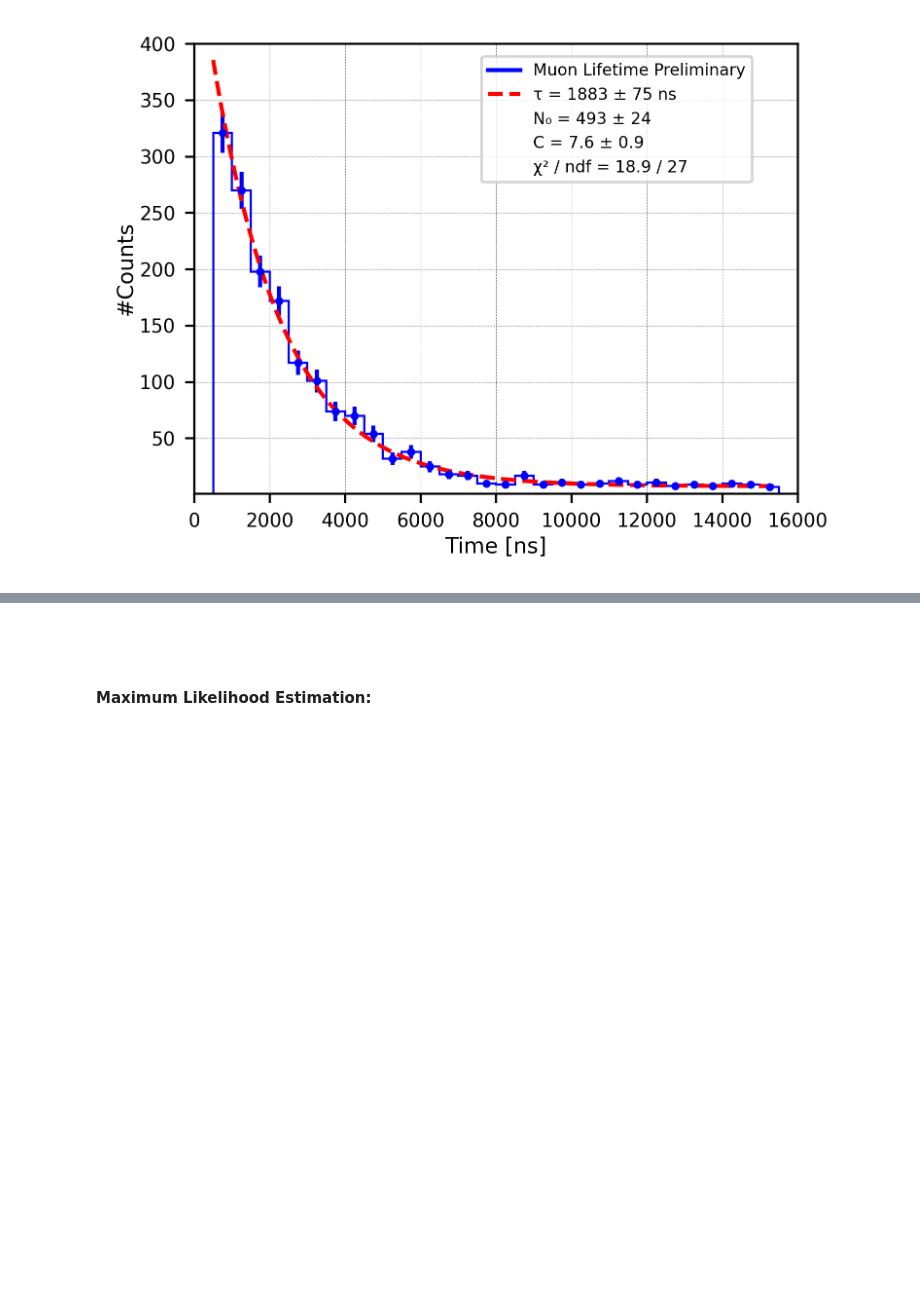
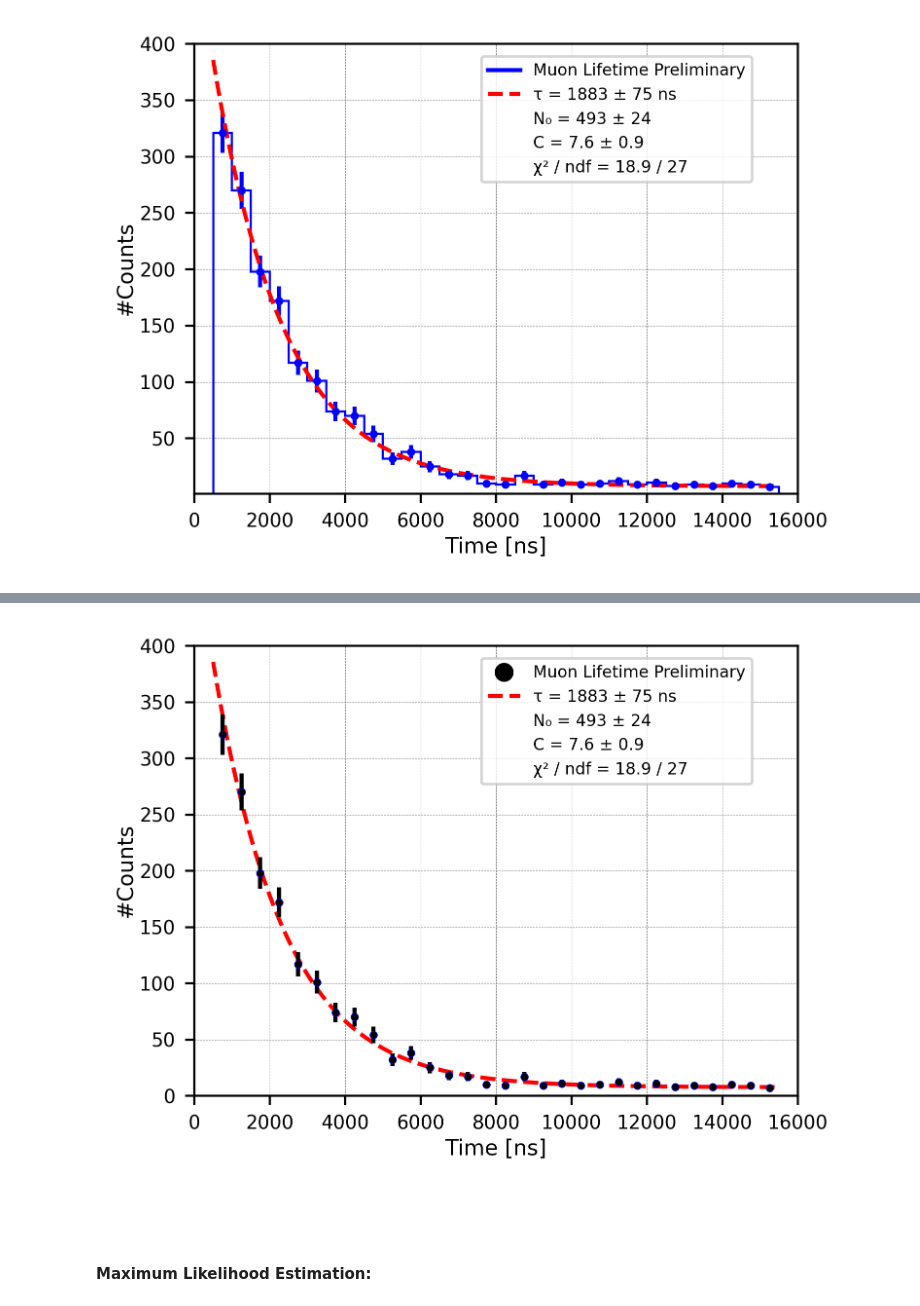
Before and after one commit to szhang17phys/analyze_pdhd_DATA_v2, a Jupyter notebook: jupyter/michel_stat/beamRun28867_FullRun/michelStat.ipynb, the cells around one changed output, grey strips where cells are left out. Saved outputs shown, nothing was run; the diff lists cells and outputs as text; code cells hidden in the pictures; blank space fills up the shorter version.

```diff
--- a/jupyter/michel_stat/beamRun28867_FullRun/michelStat.ipynb
+++ b/jupyter/michel_stat/beamRun28867_FullRun/michelStat.ipynb
@@ -1143,3 +1143,93 @@ Bin 27 (center=14250.00): n = 10.00; expected = 7.83; residual = 2.17; residual
 Bin 28 (center=14750.00): n = 9.00; expected = 7.77; residual = 1.23; residual / yerr = 0.41
 Bin 29 (center=15250.00): n = 7.00; expected = 7.72; residual = -0.72; residual / yerr = -0.27
 [figure]
+# %%
+# Plot------
+plt.figure(figsize=(4, 3), dpi=400)
+
+# Define histogram parameters
+bin_width = 500
+range_min = 500
+range_max = 15500
+bins = np.arange(range_min, range_max + bin_width, bin_width)
+
+
+n, bin_edges = np.histogram(mu_lifetime_ns_purified_500, bins=bins, range=(range_min, range_max))
+
+
+# Calculate bin centers
+bin_centers = (bin_edges[:-1] + bin_edges[1:]) / 2
+
+# Calculate statistical uncertainties (sqrt(n))
+yerr = np.sqrt(n)
+yerr_weight = np.where(n == 0, 1, yerr)
+
+# Plot error bars on the histogram
+plt.errorbar(bin_centers, n, yerr=yerr, fmt='o', color='blue', markersize=2)
+
+# Define the exponential fitting function: N(t) = N0 * exp(-t/tau0) + C
+def exp_func(t, N0, tau0, C):
+    return N0 * np.exp(-t / tau0) + C
+
+
+#Least Squares Method------
+popt, pcov = curve_fit(exp_func, bin_centers, n, p0=[max(n), 1000, 1], sigma=yerr_weight, absolute_sigma=True)
+perr = np.sqrt(np.diag(pcov))  # parameter uncertainties
+
+
+
+# Print entries and uncertainties for each bin
+print("\nBin information:")
+for i in range(len(n)):
+    print(f"Bin {i+1}: Range = [{bin_edges[i]:.0f}, {bin_edges[i+1]:.0f}) | "
+          f"Center = {bin_centers[i]:.0f} ns | "
+          f"Entries = {n[i]:.0f} ± {yerr[i]:.1f}")
+
+
+
+# Print results to terminal
+print("\nFitted parameters:")
+print("N0 = {:.2f} +/- {:.2f}".format(popt[0], perr[0]))
+print("tau0 = {:.2f} +/- {:.2f} ns".format(popt[1], perr[1]))
+print("C = {:.2f} +/- {:.2f}".format(popt[2], perr[2]))
+
+# Calculate chi-squared
+residuals = n - exp_func(bin_centers, *popt)
+chi2 = np.sum((residuals / yerr_weight) ** 2)
+ndf = len(n) - len(popt)
+chi2_ndf = chi2 / ndf
+
+# Plot and legend----------
+n0_text = f'N₀ = {popt[0]:.0f} ± {perr[0]:.0f}'
+tau_text = f'τ = {popt[1]:.0f} ± {perr[1]:.0f} ns'
+c_text = f'C = {popt[2]:.1f} ± {perr[2]:.1f}'
+chi2_text = f'χ² / ndf = {chi2:.1f} / {ndf}'
+
+t_fit = np.linspace(range_min, range_max, 1000)
+fit_line, = plt.plot(t_fit, exp_func(t_fit, *popt), color='red', linestyle='--', label=tau_text)
+
+# Dummy handles for text-only legend entries
+dummy_n0 = plt.Line2D([], [], color='none', label=n0_text)
+dummy_c = plt.Line2D([], [], color='none', label=c_text)
+dummy_chi2 = plt.Line2D([], [], color='none', label=chi2_text)
+
+#To remove line of histogram, 20250522---
+# Histogram handle
+#hist_handle = plt.Line2D([], [], color='blue', linestyle='-', label='Muon Lifetime Preliminary')
+
+hist_handle = plt.Line2D([], [], color='black', marker='o', linestyle='', label='Muon Lifetime Preliminary')
+plt.errorbar(bin_centers, n, yerr=yerr, fmt='o', color='black', markersize=1.5)
+
+
+plt.legend(handles=[hist_handle, fit_line, dummy_n0, dummy_c, dummy_chi2],
+           loc='upper center', bbox_to_anchor=(0.7, 0.99),
+           fontsize=7, ncol=1, prop={'size': 6})
+
+plt.xlim(0, 16000)
+plt.ylim(0, 400)
+plt.xlabel('Time [ns]', labelpad=2, fontsize=8)
+plt.ylabel('#Counts', labelpad=1, fontsize=8)
+plt.tick_params(labelsize=7)
+plt.grid(color='gray', linestyle='--', linewidth=0.2, zorder=0)
+plt.show()
+# %% [output]
@@ -1146,3 +1253,4 @@ Bin 29 (center=15250.00): n = 7.00; expected = 7.72; residual = -0.72; residual
+[figure, added]
 # %% [markdown]
 <br />
 <br />
```
Also changed, not shown: parts of 2 cells of this notebook, 35 other files.
